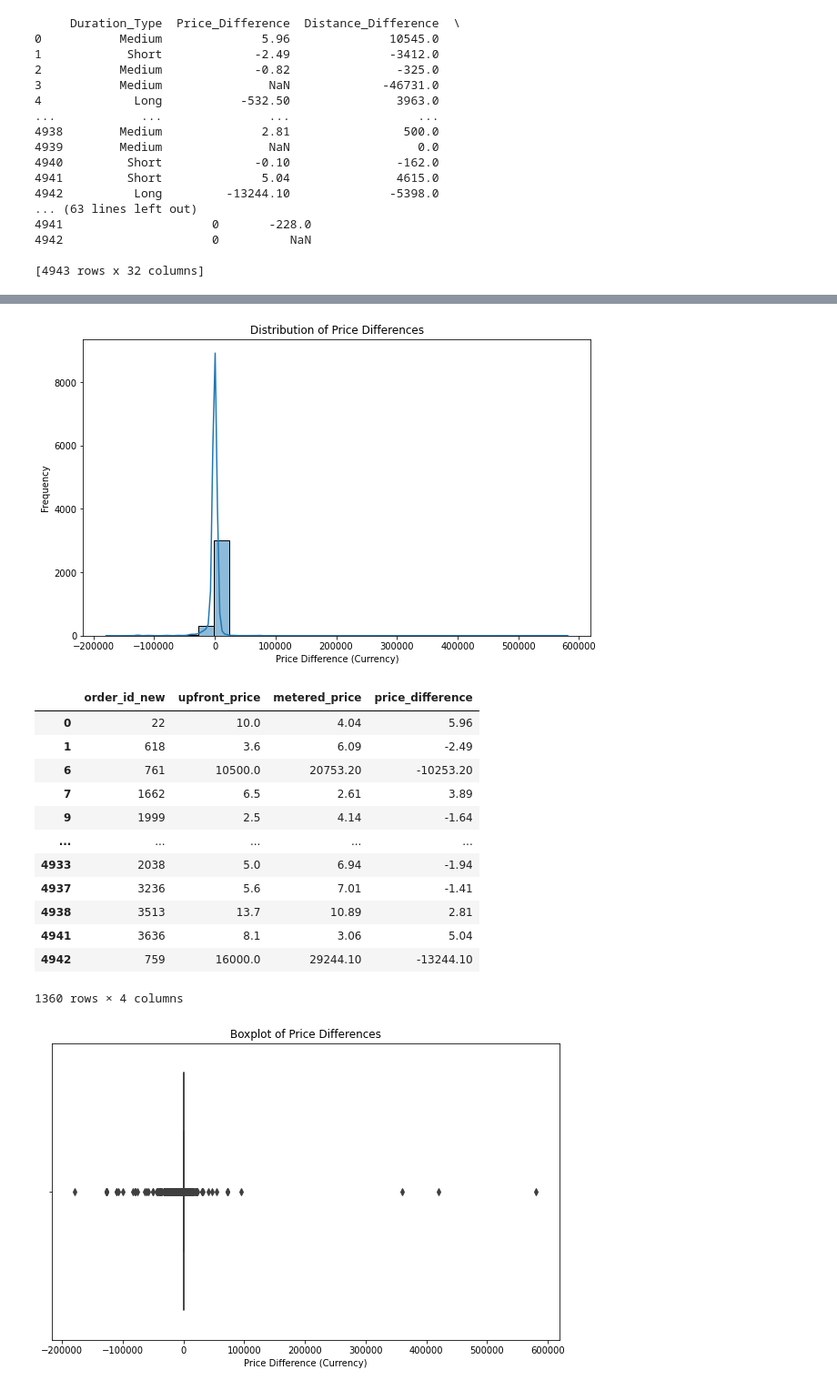
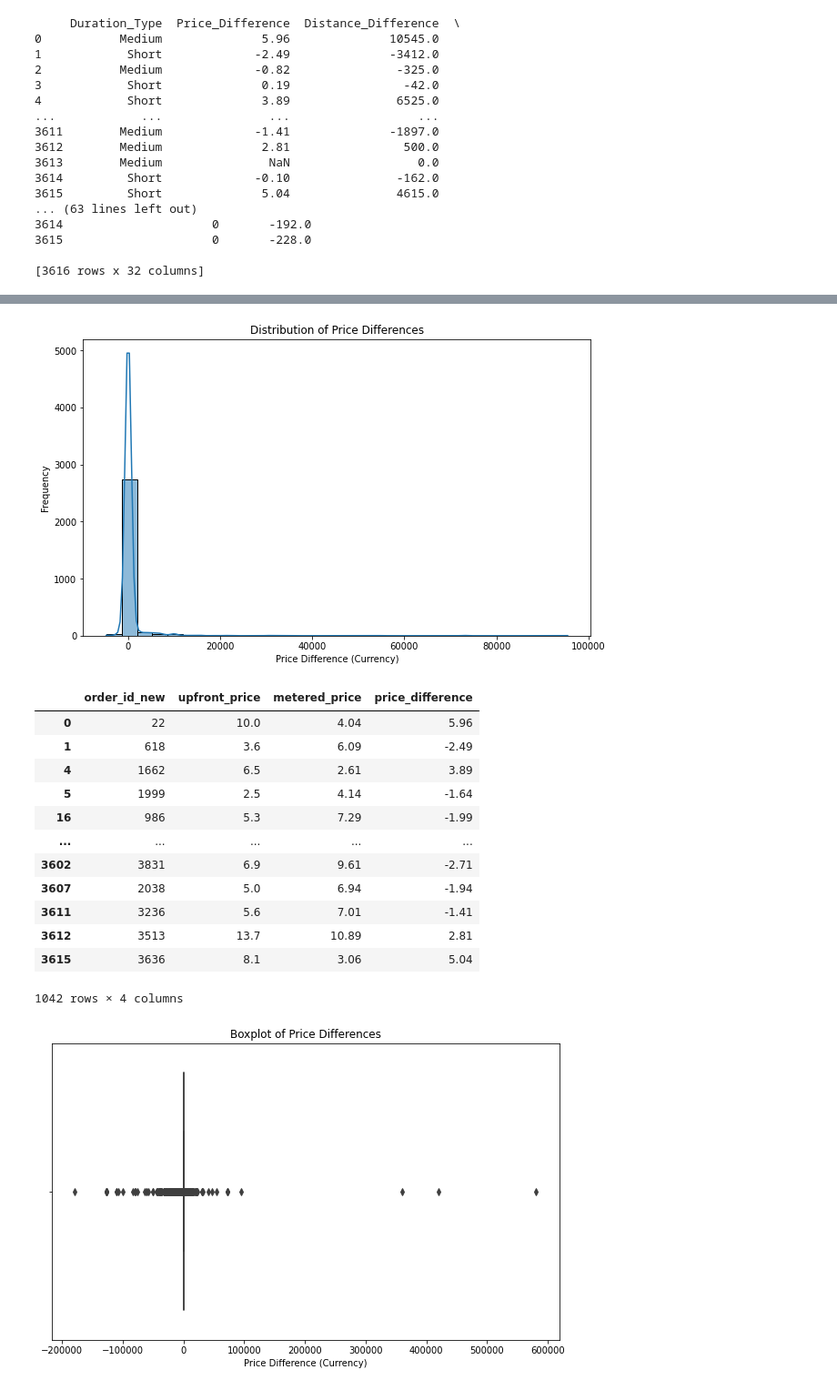
Before and after one commit to Ajeet-Yadav/Assignment, a Jupyter notebook: Bolt_Home_Assignment.ipynb, the cells around one changed output, grey strips where cells are left out. Shown at 91% size. Drawn from its saved outputs; the diff is of its cells as text; code cells hidden in the pictures.

```diff
--- a/Bolt_Home_Assignment.ipynb
+++ b/Bolt_Home_Assignment.ipynb
@@ -36,10 +36,16 @@ query = '''SELECT
         WHEN distance >= 5000 THEN 'Long'
         ELSE 'Unknown' END AS Distance_Type,
 *
-FROM dff;
+FROM dff
+where metered_price < 10000 and duration < 7200; --Removing the Outliers
+
 '''
 
 result = sqldf(query)
+
+#Drop unwanted fields
+dff.drop(columns=['order_state','order_try_state','device_token'])
+
 dff=print(result)
 dff=pd.DataFrame(result)
 # %% [output]
@@ -47,18 +53,18 @@ dff=pd.DataFrame(result)
 0           Medium              5.96              10545.0
 1            Short             -2.49              -3412.0
 2           Medium             -0.82               -325.0
-3           Medium               NaN             -46731.0
-4             Long           -532.50               3963.0
+3            Short              0.19                -42.0
+4            Short              3.89               6525.0
 ...            ...               ...                  ...
-4938        Medium              2.81                500.0
-4939        Medium               NaN                  0.0
-4940         Short             -0.10               -162.0
-4941         Short              5.04               4615.0
-4942          Long         -13244.10              -5398.0
+3611        Medium             -1.41              -1897.0
+3612        Medium              2.81                500.0
+3613        Medium               NaN                  0.0
+3614         Short             -0.10               -162.0
+3615         Short              5.04               4615.0
 ... (63 lines left out)
-4941                     0       -228.0
-4942                     0          NaN
+3614                     0       -192.0
+3615                     0       -228.0
 
-[4943 rows x 32 columns]
+[3616 rows x 32 columns]
 # %%
 dff.to_csv('ajeet_bolt.csv',index=False) #Write new changes to new CSV file
@@ -84,41 +91,41 @@ dtype: object
 # %%
 import pandas as pd
 import matplotlib.pyplot as plt
 import seaborn as sns
 # Calculate the percentage difference between upfront and metered prices
-df = pd.read_csv('BoltTest.csv')
+df = pd.read_csv('ajeet_bolt.csv')
 
 # Calculate the absolute difference between upfront and metered prices
 df['price_difference'] = df['upfront_price'] - df['metered_price']
 
 # Visualize the distribution of price differences
 plt.figure(figsize=(10, 6))
 sns.histplot(df['price_difference'], bins=30, kde=True)
 plt.title('Distribution of Price Differences')
 plt.xlabel('Price Difference (Currency)')
 plt.ylabel('Frequency')
 plt.show()
 
 # Identify cases where the difference is more than 20%
 significant_difference_df = df[df['price_difference'].abs() > 0.2 * df['metered_price']]
 
 # Display information about significant differences
 significant_difference_df[['order_id_new', 'upfront_price', 'metered_price', 'price_difference']]
 # %% [output]
-[figure, old version]
+[figure, new version]
 |  | order_id_new | upfront_price | metered_price | price_difference |
 | 0 | 22 | 10.0 | 4.04 | 5.96 |
 | 1 | 618 | 3.6 | 6.09 | -2.49 |
-| 6 | 761 | 10500.0 | 20753.20 | -10253.20 |
-| 7 | 1662 | 6.5 | 2.61 | 3.89 |
-| 9 | 1999 | 2.5 | 4.14 | -1.64 |
+| 4 | 1662 | 6.5 | 2.61 | 3.89 |
+| 5 | 1999 | 2.5 | 4.14 | -1.64 |
+| 16 | 986 | 5.3 | 7.29 | -1.99 |
 | ... | ... | ... | ... | ... |
-| 4933 | 2038 | 5.0 | 6.94 | -1.94 |
-| 4937 | 3236 | 5.6 | 7.01 | -1.41 |
-| 4938 | 3513 | 13.7 | 10.89 | 2.81 |
-| 4941 | 3636 | 8.1 | 3.06 | 5.04 |
-| 4942 | 759 | 16000.0 | 29244.10 | -13244.10 |
+| 3602 | 3831 | 6.9 | 9.61 | -2.71 |
+| 3607 | 2038 | 5.0 | 6.94 | -1.94 |
+| 3611 | 3236 | 5.6 | 7.01 | -1.41 |
+| 3612 | 3513 | 13.7 | 10.89 | 2.81 |
+| 3615 | 3636 | 8.1 | 3.06 | 5.04 |
-1360 rows × 4 columns
+1042 rows × 4 columns
 # %%
 import pandas as pd
 import pandasql as ps
```
Also changed, not shown: parts of 7 cells of this notebook.
